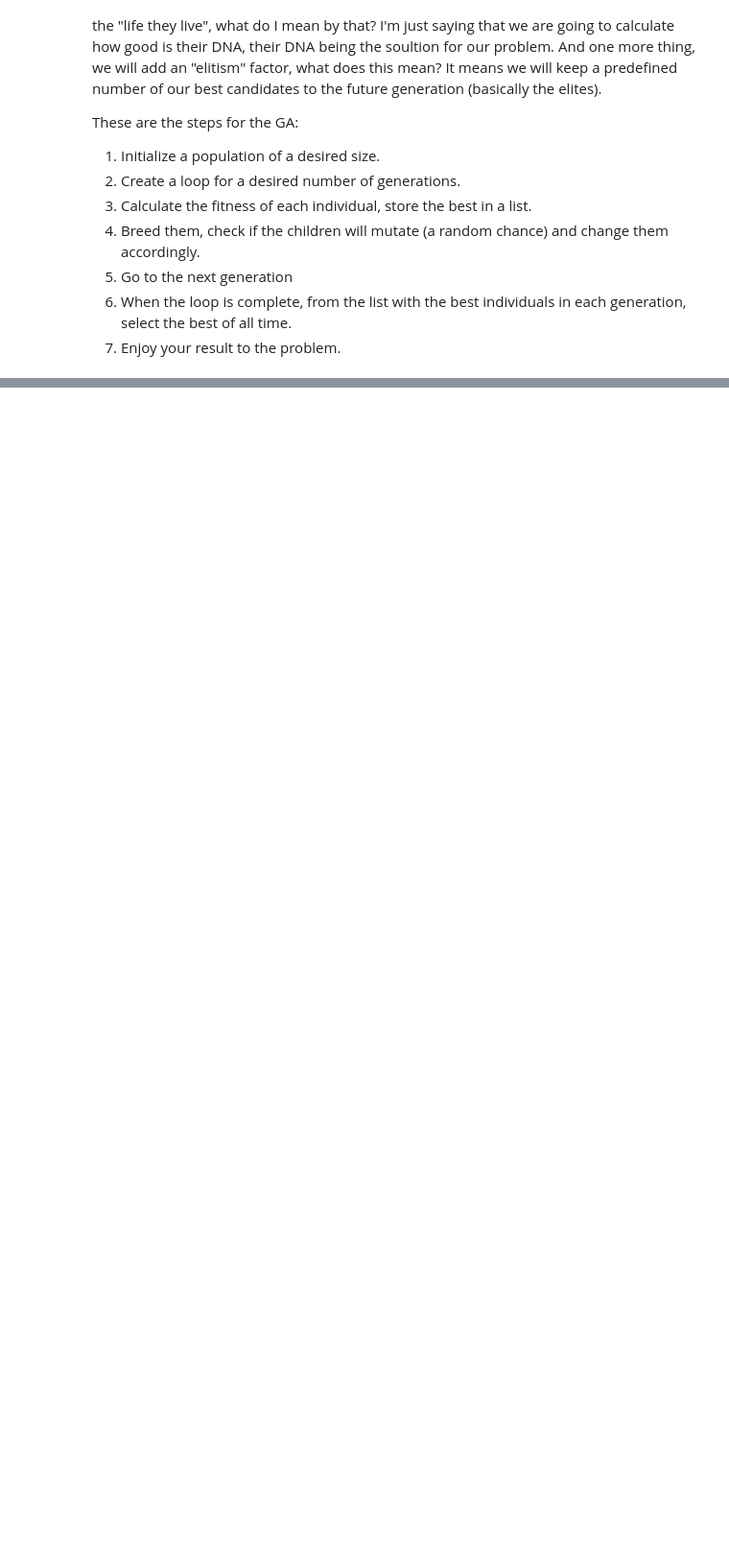
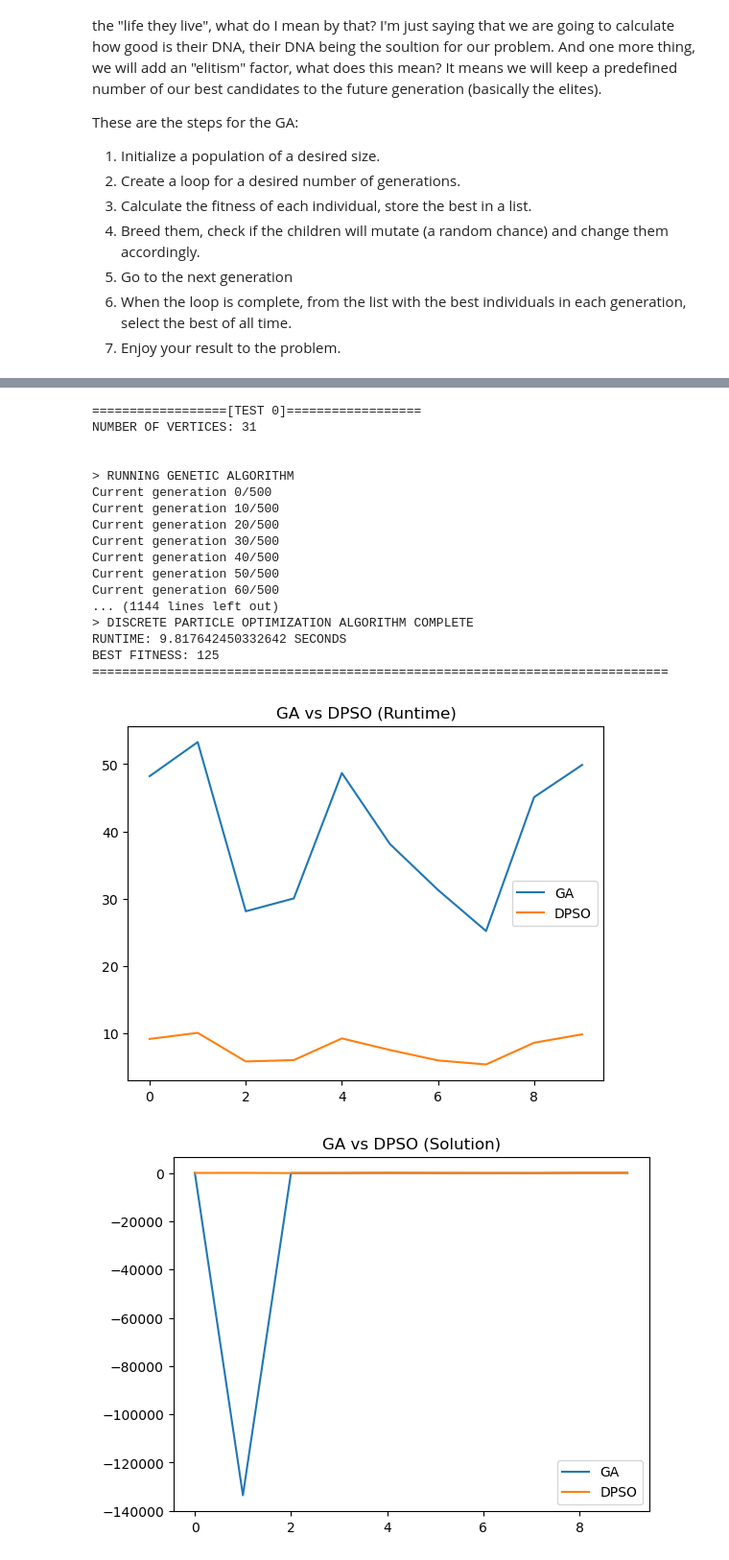
Before and after one commit to alexandrubunea/vcp-problem, a Jupyter notebook: main.ipynb, the cells around one changed output, grey strips where cells are left out. Shown: that part at 96% size. Saved outputs shown, nothing was run; the diff lists cells and outputs as text; code cells hidden in the pictures; blank space fills up the shorter version.

Commit message:
Update Performance test added More complete comments

```diff
--- a/main.ipynb
+++ b/main.ipynb
@@ -153,0 +252,23 @@ compare_metrics([0, ga_run_time], [0, dpso_run_time], "GA", "DPSO", "GA vs DPSO
+# %%
+from utils.performance import perforamnce_test
+perforamnce_test(10, 20, 35, 100, 500)
+# %% [output]
+==================[TEST 0]==================
+NUMBER OF VERTICES: 31
+
+
+> RUNNING GENETIC ALGORITHM
+Current generation 0/500
+Current generation 10/500
+Current generation 20/500
+Current generation 30/500
+Current generation 40/500
+Current generation 50/500
+Current generation 60/500
+... (1144 lines left out)
+> DISCRETE PARTICLE OPTIMIZATION ALGORITHM COMPLETE
+RUNTIME: 9.817642450332642 SECONDS
+BEST FITNESS: 125
+=============================================================================
+[figure, added]
+[figure, added]
```
Also changed, not shown: parts of 14 cells of this notebook, 2 other files.
